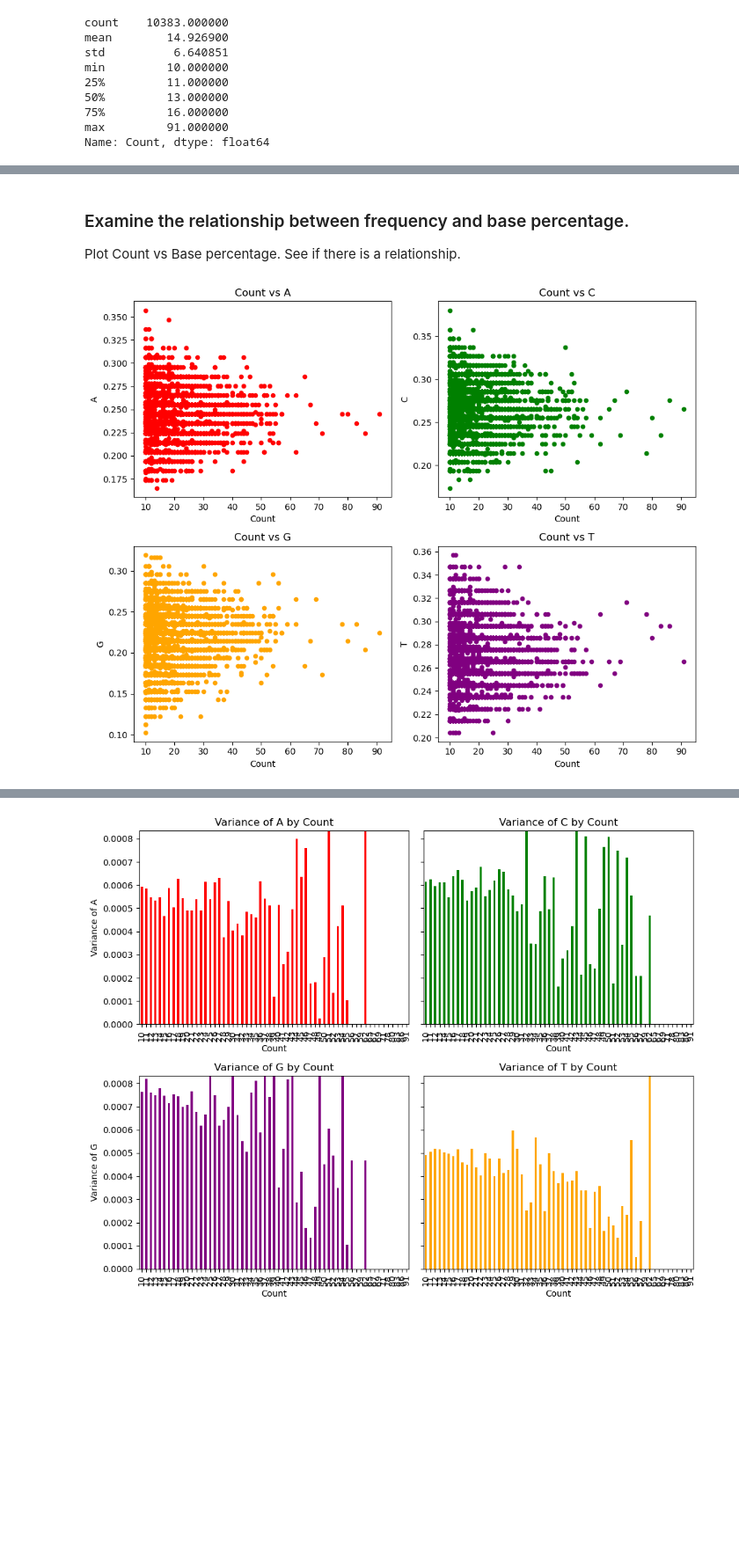
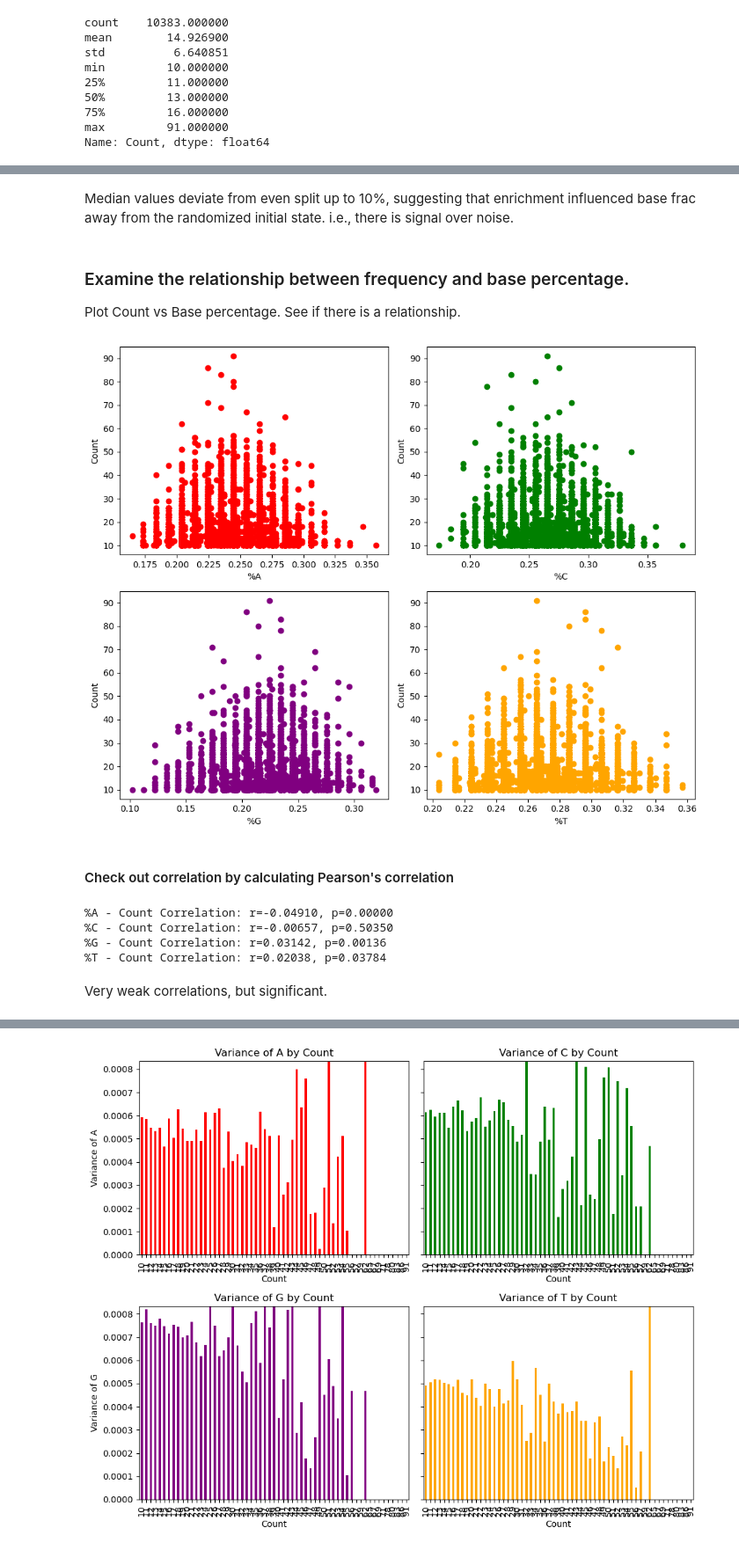
Before and after one commit to sheisroot/pH-sequence-design, a Jupyter notebook: Code/pH-EDA.ipynb, the cells around one changed output, grey strips where cells are left out. Shown: that part at 88% size. Drawn from its saved outputs; the diff is of its cells as text; code cells hidden in the pictures; blank space fills up the shorter version.

Commit message:
corr %base v count

```diff
--- a/Code/pH-EDA.ipynb
+++ b/Code/pH-EDA.ipynb
@@ -138,0 +229,4 @@ Name: Count, dtype: float64
+# %%
+base_frac_stats = pd.DataFrame([df[base].describe() for base in base_columns])
+base_frac_stats['range'] = base_frac_stats['max'] - base_frac_stats['min']
+np.round(base_frac_stats, 2)
@@ -138,0 +246,4 @@ Name: Count, dtype: float64
+# %%
+v_base_frac_stats = base_frac_stats
+base_frac_stats = base_frac_stats.iloc[:, [1, 3, 4, 5, 6, 7]]
+base_frac_stats
@@ -138,0 +261,14 @@ Name: Count, dtype: float64
+# %%
+INIT_FRAC = 0.25
+categories = base_frac_stats.columns.values
+
+fig, axes = plt.subplots(2, 2, figsize=(10,8), sharey=True)
+
+for base, ax in zip(base_columns, axes.flatten()):
+    values = base_frac_stats.loc[base]
+    ax.bar(categories, values, color=base_colors[base])
+    ax.axhline(y=INIT_FRAC, color='navy', linestyle='--', linewidth=2)
+    ax.set_title(f'Statistics for {base}')
+
+plt.tight_layout()
+plt.show()
@@ -139,15 +288,18 @@ Name: Count, dtype: float64
+# %% [markdown]
+Median values deviate from even split up to 10%, suggesting that enrichment influenced base frac away from the randomized initial state. i.e., there is signal over noise.
 # %% [markdown]
 ### Examine the relationship between frequency and base percentage.
 Plot Count vs Base percentage.  See if there is a relationship.
 # %%
 fig, axes = plt.subplots(2, 2, figsize=(10,8))
 
-df.plot(kind='scatter', x='Count', y='A', ax=axes[0, 0], title='Count vs A', color='red')
-df.plot(kind='scatter', x='Count', y='C', ax=axes[0, 1], title='Count vs C', color='green')
-df.plot(kind='scatter', x='Count', y='G', ax=axes[1, 0], title='Count vs G', color='orange')
-df.plot(kind='scatter', x='Count', y='T', ax=axes[1, 1], title='Count vs T', color='purple')
+# Plot Each Base Fraction
+for ax, base in zip(axes.flatten(), base_columns):
+    ax.scatter(df[base], df['Count'], color=base_colors[base])
+    ax.set_xlabel(f'%{base}')
+    ax.set_ylabel('Count')
 
 plt.tight_layout()
 plt.show()
 # %% [output]
-[figure, old version]
+[figure, new version]
@@ -157 +306,16 @@ plt.show()
+# %% [markdown]
+#### Check out correlation by calculating Pearson's correlation
+# %%
+from scipy.stats import pearsonr
+
+for base in base_columns:
+    corr, p_value =pearsonr(df[base], df['Count'])
+    print(f'%{base} - Count Correlation: r={corr:.5f}, p={p_value:.5f}')
+# %% [output]
+%A - Count Correlation: r=-0.04910, p=0.00000
+%C - Count Correlation: r=-0.00657, p=0.50350
+%G - Count Correlation: r=0.03142, p=0.00136
+%T - Count Correlation: r=0.02038, p=0.03784
+# %% [markdown]
+Very weak correlations, but significant.
 # %% [markdown]
```
Also changed, not shown: parts of 27 cells of this notebook.
